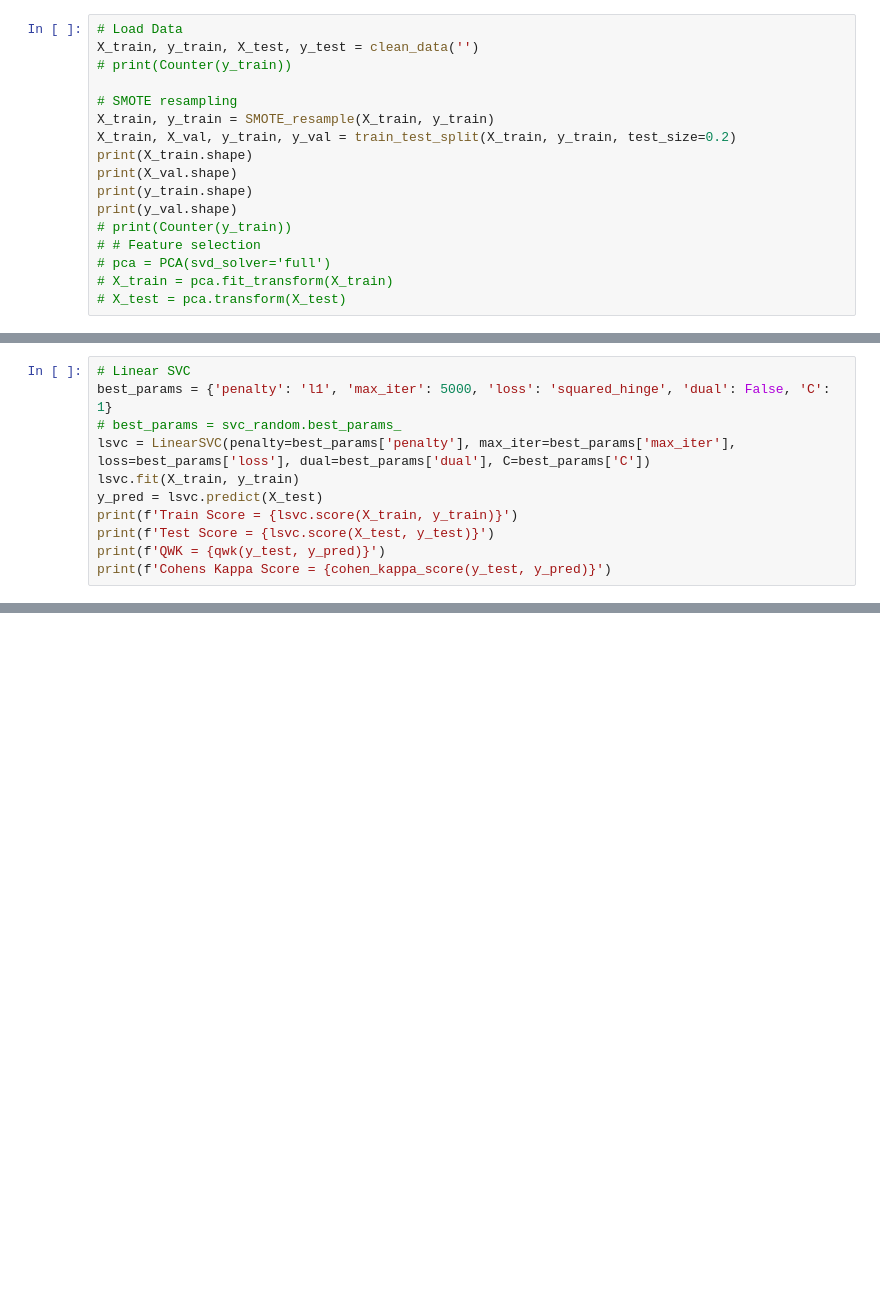
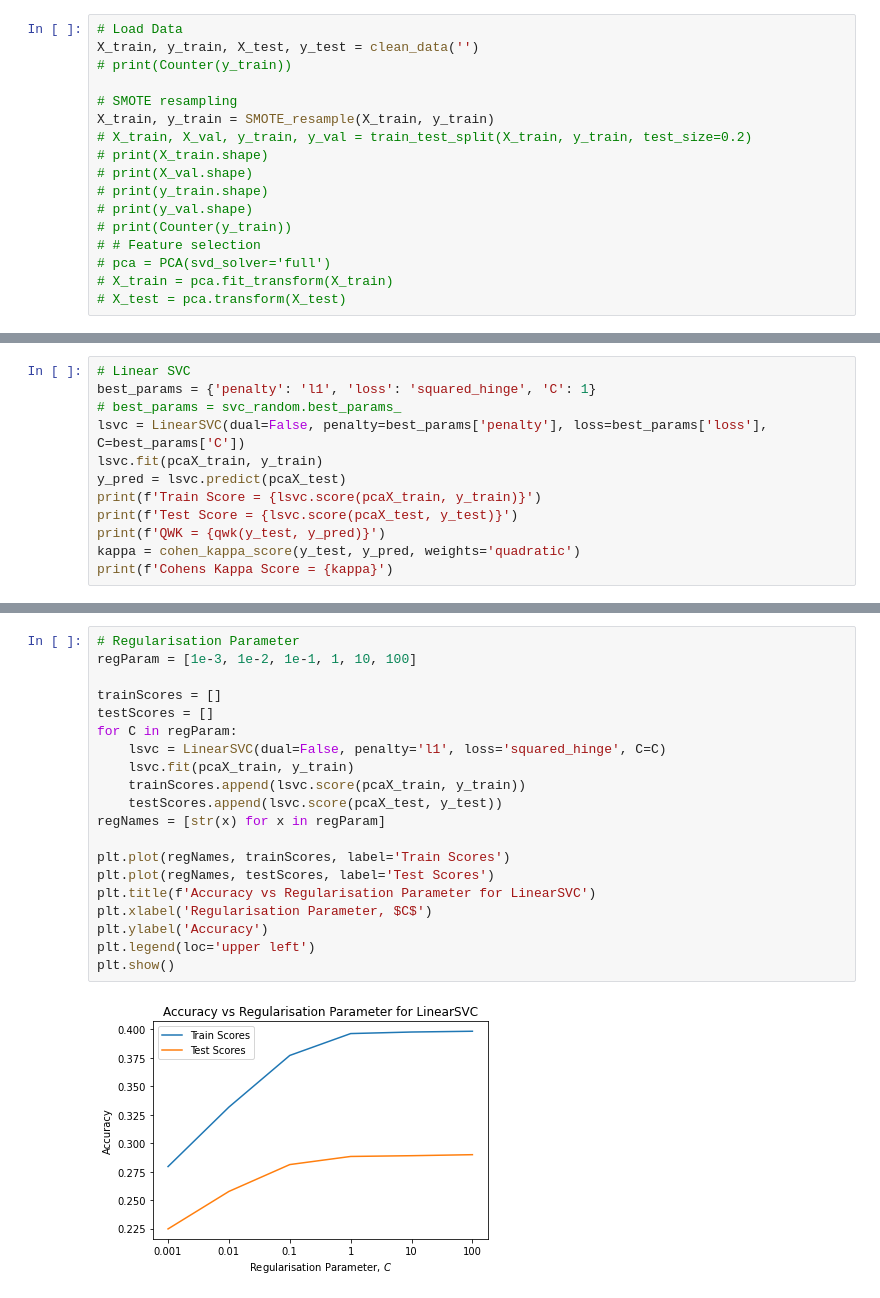
Before and after one commit to RoryEagle/cs9417_aiCaramba, a Jupyter notebook: svm.ipynb, the cells around one changed output, grey strips where cells are left out. Drawn from its saved outputs; the diff is of its cells as text; blank space fills up the shorter version.

```diff
--- a/svm.ipynb
+++ b/svm.ipynb
@@ -17,11 +17,11 @@ X_train, y_train, X_test, y_test = clean_data('')
 
 # SMOTE resampling
 X_train, y_train = SMOTE_resample(X_train, y_train)
-X_train, X_val, y_train, y_val = train_test_split(X_train, y_train, test_size=0.2)
-print(X_train.shape)
-print(X_val.shape)
-print(y_train.shape)
-print(y_val.shape)
+# X_train, X_val, y_train, y_val = train_test_split(X_train, y_train, test_size=0.2)
+# print(X_train.shape)
+# print(X_val.shape)
+# print(y_train.shape)
+# print(y_val.shape)
 # print(Counter(y_train))
 # # Feature selection
 # pca = PCA(svd_solver='full')
@@ -69,12 +81,13 @@ Best Score = 0.3589659481399039
 # %%
 # Linear SVC
-best_params = {'penalty': 'l1', 'max_iter': 5000, 'loss': 'squared_hinge', 'dual': False, 'C': 1}
+best_params = {'penalty': 'l1', 'loss': 'squared_hinge', 'C': 1}
 # best_params = svc_random.best_params_
-lsvc = LinearSVC(penalty=best_params['penalty'], max_iter=best_params['max_iter'], loss=best_params['loss'], dual=best_params['dual'], C=best_params['C'])
-lsvc.fit(X_train, y_train)
-y_pred = lsvc.predict(X_test)
-print(f'Train Score = {lsvc.score(X_train, y_train)}')
-print(f'Test Score = {lsvc.score(X_test, y_test)}')
+lsvc = LinearSVC(dual=False, penalty=best_params['penalty'], loss=best_params['loss'], C=best_params['C'])
+lsvc.fit(pcaX_train, y_train)
+y_pred = lsvc.predict(pcaX_test)
+print(f'Train Score = {lsvc.score(pcaX_train, y_train)}')
+print(f'Test Score = {lsvc.score(pcaX_test, y_test)}')
 print(f'QWK = {qwk(y_test, y_pred)}')
-print(f'Cohens Kappa Score = {cohen_kappa_score(y_test, y_pred)}')
+kappa = cohen_kappa_score(y_test, y_pred, weights='quadratic')
+print(f'Cohens Kappa Score = {kappa}')
 # %% [output]
@@ -85,2 +98,24 @@ Cohens Kappa Score = 0.11249189601586229
+# %%
+# Regularisation Parameter
+regParam = [1e-3, 1e-2, 1e-1, 1, 10, 100]
+
+trainScores = []
+testScores = []
+for C in regParam:
+    lsvc = LinearSVC(dual=False, penalty='l1', loss='squared_hinge', C=C)
+    lsvc.fit(pcaX_train, y_train)
+    trainScores.append(lsvc.score(pcaX_train, y_train))
+    testScores.append(lsvc.score(pcaX_test, y_test))
+regNames = [str(x) for x in regParam]
+
+plt.plot(regNames, trainScores, label='Train Scores')
+plt.plot(regNames, testScores, label='Test Scores')
+plt.title(f'Accuracy vs Regularisation Parameter for LinearSVC')
+plt.xlabel('Regularisation Parameter, $C$')
+plt.ylabel('Accuracy')
+plt.legend(loc='upper left')
+plt.show()
+# %% [output]
+[figure, added]
 # %%
 # SVC
```
Also changed, not shown: parts of 11 cells of this notebook.
